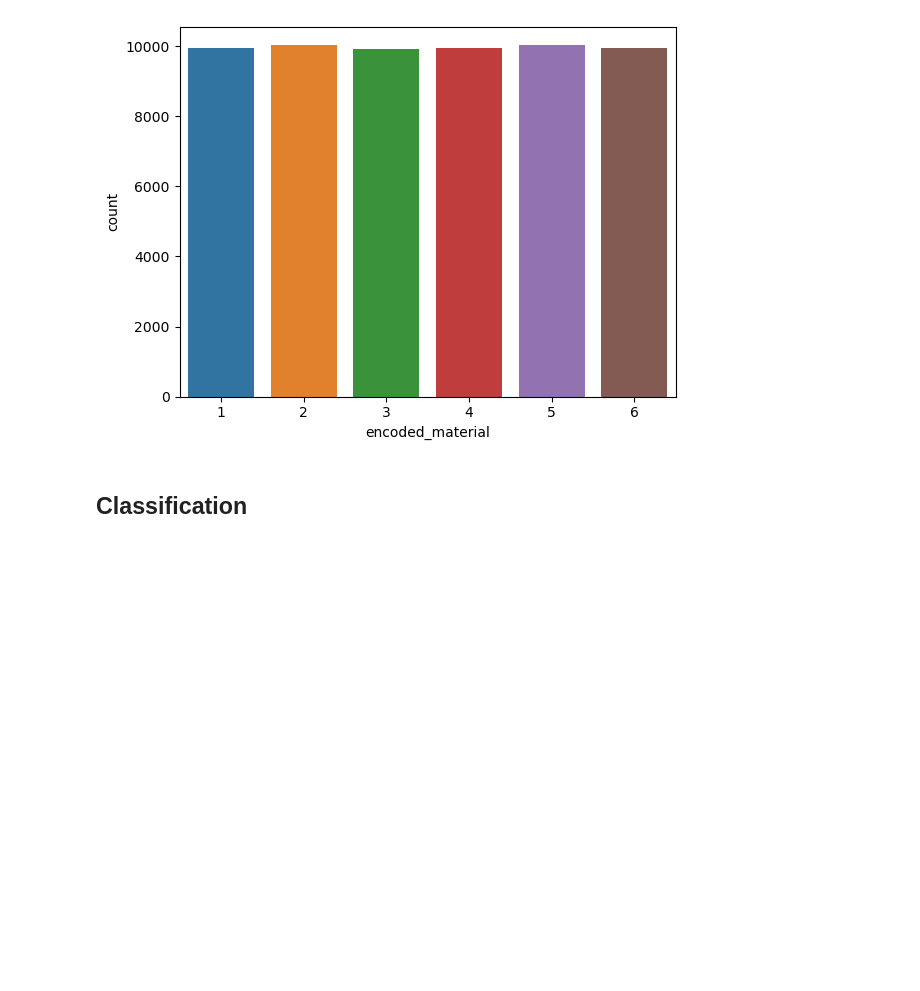
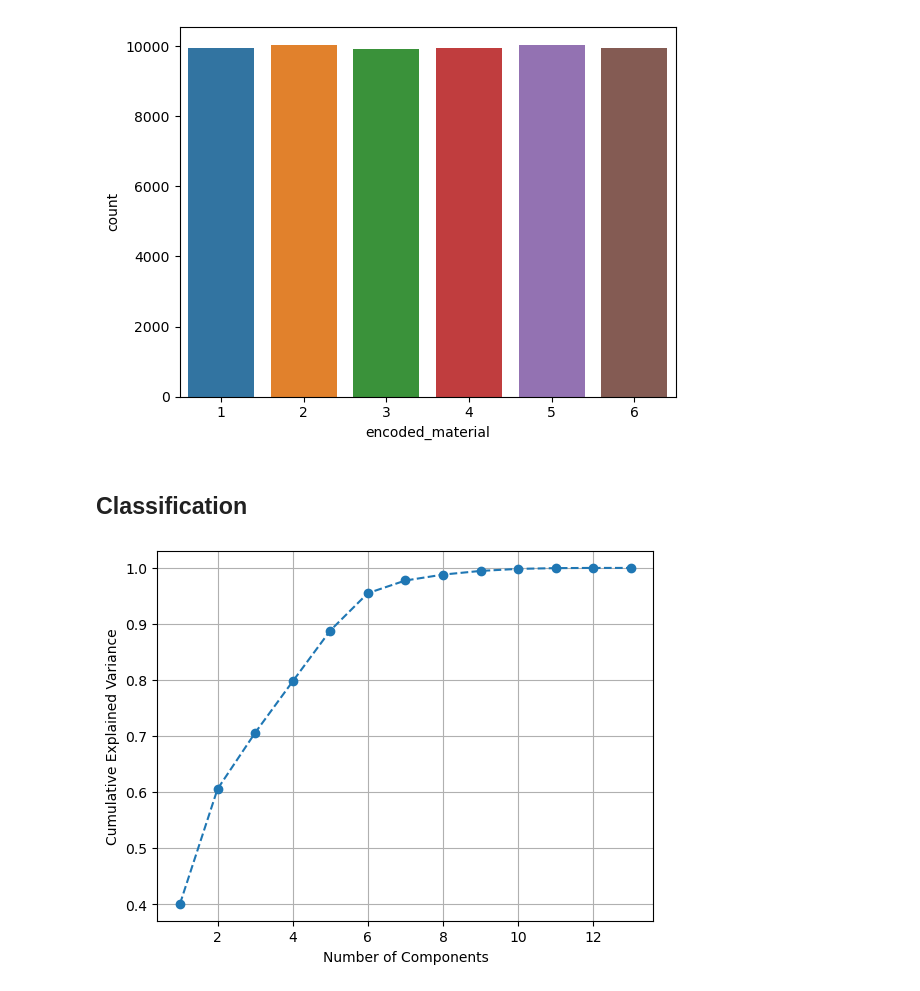
Before and after one commit to B3NToo/Identification-of-NLOS-causing-Material-in-UWB-Localization-Using-Machine-Learning-Methods, a Jupyter notebook: baseline_classification/multiclass_on_error_data.ipynb, the cells around one changed output. Saved outputs shown, nothing was run; the diff lists cells and outputs as text; code cells hidden in the pictures; blank space fills up the shorter version.

```diff
--- a/baseline_classification/multiclass_on_error_data.ipynb
+++ b/baseline_classification/multiclass_on_error_data.ipynb
@@ -79,3 +85,17 @@ y = train_df['encoded_material'] # Labels
+# %%
+pca = PCA(n_components=13)
+pca.fit(X)
+
+explained_variance_ratio = pca.explained_variance_ratio_
+cumulative_variance_ratio = np.cumsum(explained_variance_ratio)
+
+plt.plot(range(1, 14), cumulative_variance_ratio, marker='o', linestyle='--')
+plt.xlabel('Number of Components')
+plt.ylabel('Cumulative Explained Variance')
+plt.grid()
+plt.show()
+# %% [output]
+[figure, added]
 # %%
 # Split dataset into training and test set
 X_train, X_test, y_train, y_test = train_test_split(X, y, test_size = 0.3) # 70% training and 30% test
```
Also changed, not shown: parts of 9 cells of this notebook, 7 other files.
